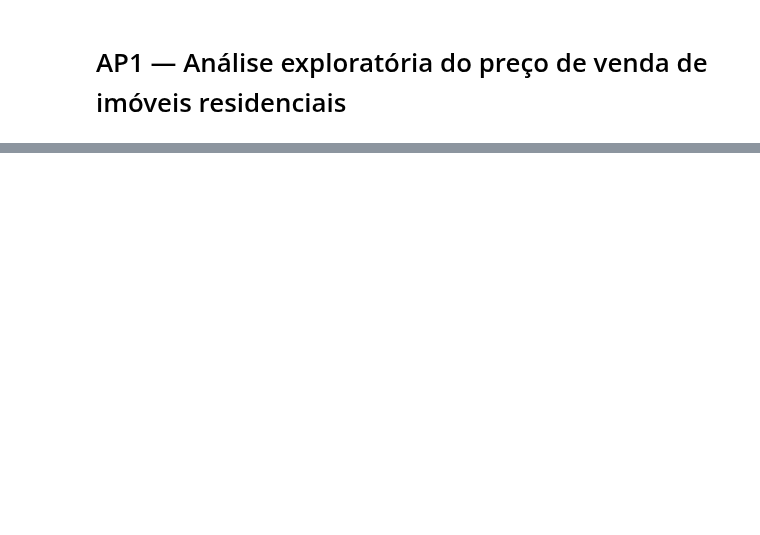
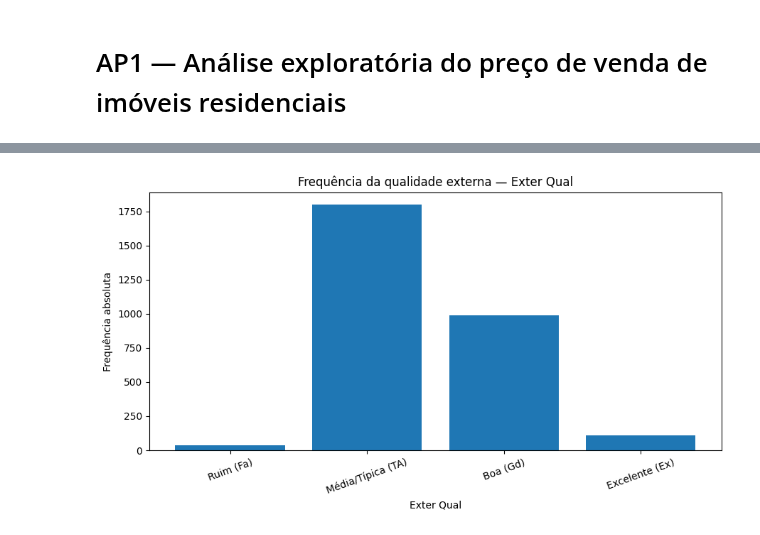
Before and after one commit to Luisao2007/met-quant-trabalho, a Jupyter notebook: notebooks/ap1.ipynb, the cells around one changed output, grey strips where cells are left out. Cells and saved outputs as stored; diff of their text form; code cells hidden in the pictures; blank space fills up the shorter version.

```diff
--- a/notebooks/ap1.ipynb
+++ b/notebooks/ap1.ipynb
@@ -54,0 +237,23 @@ memory usage: 1.8+ MB
+# %%
+# Frequência absoluta e relativa de Exter Qual
+exter_freq = (
+    df["Exter Qual"]
+    .value_counts(dropna=False)
+    .reindex(["Po", "Fa", "TA", "Gd", "Ex"])
+    .rename_axis("Exter Qual")
+    .reset_index(name="frequencia_absoluta")
+)
+
+exter_freq["frequencia_relativa_%"] = (
+    exter_freq["frequencia_absoluta"] / len(df) * 100
+).round(2)
+
+exter_freq["categoria_legivel"] = exter_freq["Exter Qual"].map({
+    "Po": "Péssima (Po)",
+    "Fa": "Ruim (Fa)",
+    "TA": "Média/Típica (TA)",
+    "Gd": "Boa (Gd)",
+    "Ex": "Excelente (Ex)"
+})
+
+exter_freq
@@ -54,0 +267,14 @@ memory usage: 1.8+ MB
+# %%
+# Gráfico de barras da característica B
+plot_data = exter_freq.dropna(subset=["Exter Qual"])
+
+plt.figure(figsize=(9, 5))
+plt.bar(plot_data["categoria_legivel"], plot_data["frequencia_absoluta"])
+plt.title("Frequência da qualidade externa — Exter Qual")
+plt.xlabel("Exter Qual")
+plt.ylabel("Frequência absoluta")
+plt.xticks(rotation=20)
+plt.tight_layout()
+plt.show()
+# %% [output]
+[figure, added]
```
Also changed, not shown: parts of 46 cells of this notebook.
